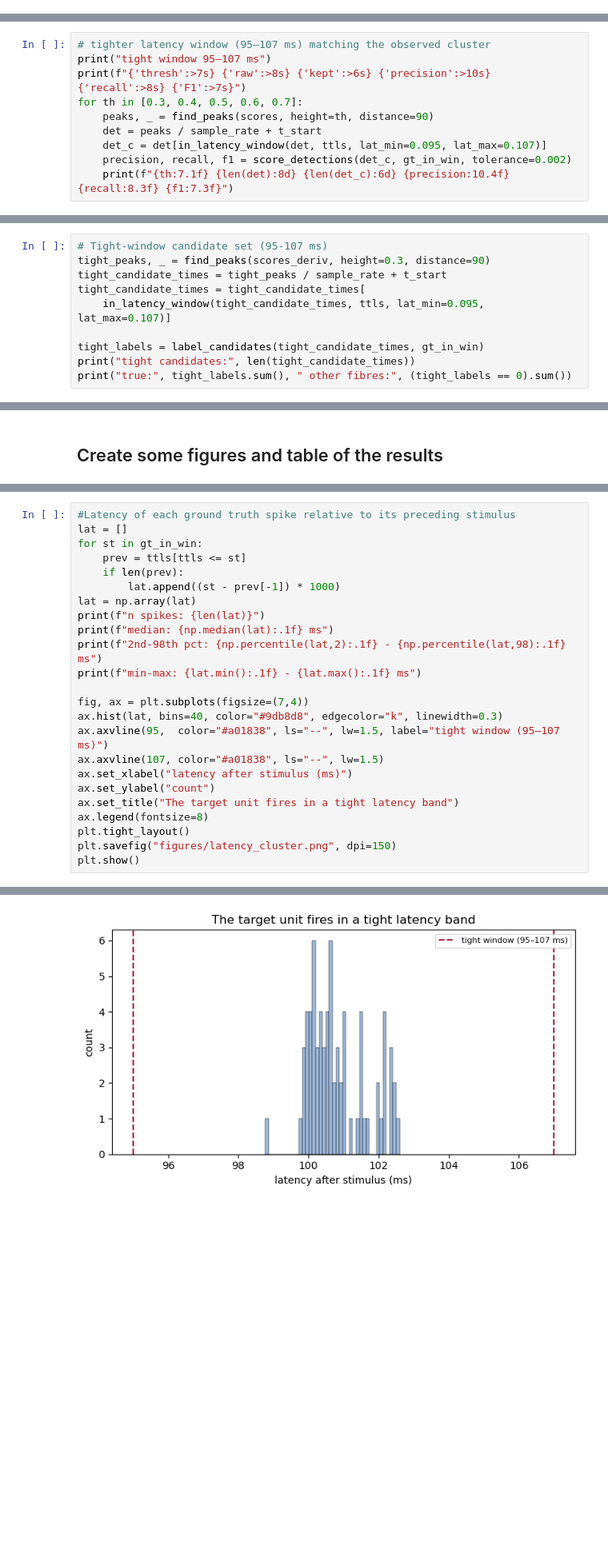
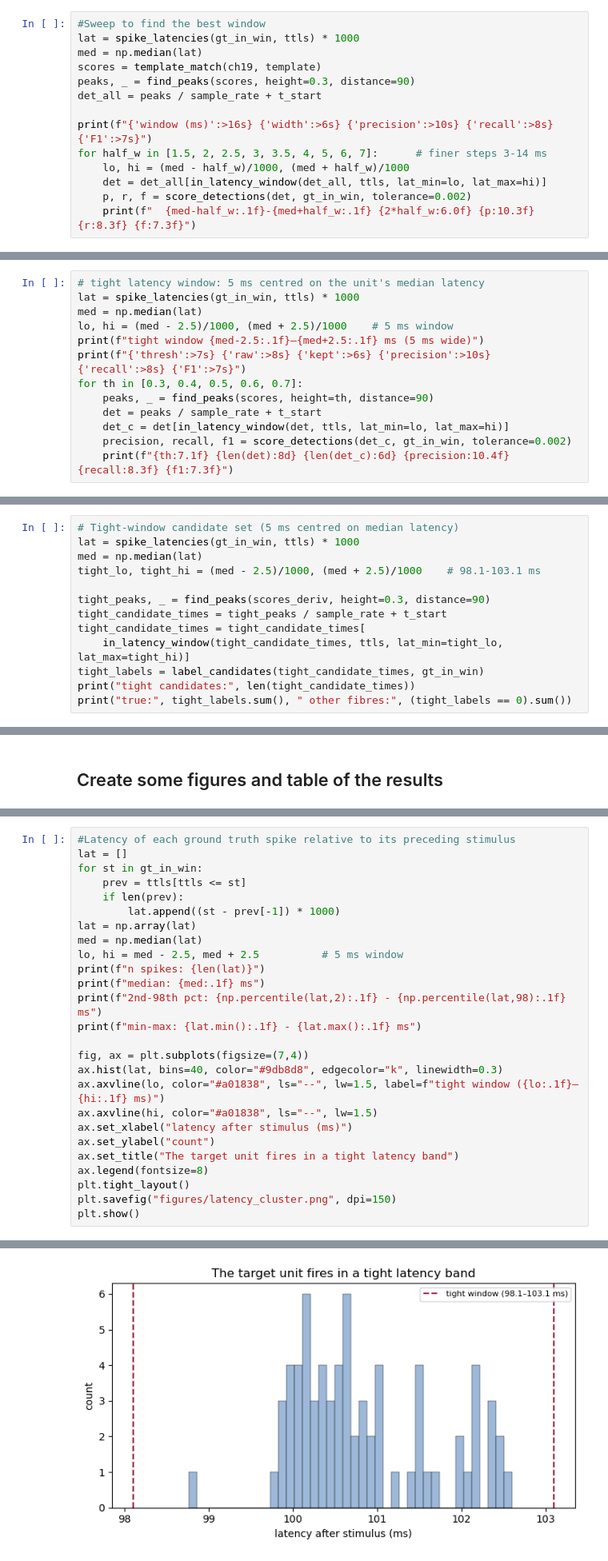
Before and after one commit to Razan-88/Decoding_Chronic_Pain, a Jupyter notebook: notebooks/05_real_data_pipeline.ipynb, the cells around one changed output, grey strips where cells are left out. Shown at 80% size. Cells and saved outputs as stored; diff of their text form; blank space fills up the shorter version.

Commit message:
Changed the tight to 5 ms latency window

```diff
--- a/notebooks/05_real_data_pipeline.ipynb
+++ b/notebooks/05_real_data_pipeline.ipynb
@@ -224,3 +370,17 @@ print("zeroed samples:", (scores == 0).sum())
 # %% [output]
 score range: -0.824 to 0.865
 zeroed samples: 480
+# %%
+#Sweep to find the best window
+lat = spike_latencies(gt_in_win, ttls) * 1000
+med = np.median(lat)
+scores = template_match(ch19, template)
+peaks, _ = find_peaks(scores, height=0.3, distance=90)
+det_all = peaks / sample_rate + t_start
+
+print(f"{'window (ms)':>16s} {'width':>6s} {'precision':>10s} {'recall':>8s} {'F1':>7s}")
+for half_w in [1.5, 2, 2.5, 3, 3.5, 4, 5, 6, 7]:      # finer steps 3-14 ms
+    lo, hi = (med - half_w)/1000, (med + half_w)/1000
+    det = det_all[in_latency_window(det_all, ttls, lat_min=lo, lat_max=hi)]
+    p, r, f = score_detections(det, gt_in_win, tolerance=0.002)
+    print(f"  {med-half_w:.1f}-{med+half_w:.1f} {2*half_w:6.0f} {p:10.3f} {r:8.3f} {f:7.3f}")
@@ -350,13 +507,16 @@ for th in [0.3, 0.4, 0.5, 0.6, 0.7]:
     0.6     8709    172     0.0698    0.169   0.099
     0.7     1664     30     0.1000    0.042   0.059
 # %%
-# tighter latency window (95–107 ms) matching the observed cluster
-print("tight window 95–107 ms")
+# tight latency window: 5 ms centred on the unit's median latency
+lat = spike_latencies(gt_in_win, ttls) * 1000
+med = np.median(lat)
+lo, hi = (med - 2.5)/1000, (med + 2.5)/1000    # 5 ms window
+print(f"tight window {med-2.5:.1f}–{med+2.5:.1f} ms (5 ms wide)")
 print(f"{'thresh':>7s} {'raw':>8s} {'kept':>6s} {'precision':>10s} {'recall':>8s} {'F1':>7s}")
 for th in [0.3, 0.4, 0.5, 0.6, 0.7]:
     peaks, _ = find_peaks(scores, height=th, distance=90)
     det = peaks / sample_rate + t_start
-    det_c = det[in_latency_window(det, ttls, lat_min=0.095, lat_max=0.107)]
+    det_c = det[in_latency_window(det, ttls, lat_min=lo, lat_max=hi)]
     precision, recall, f1 = score_detections(det_c, gt_in_win, tolerance=0.002)
     print(f"{th:7.1f} {len(det):8d} {len(det_c):6d} {precision:10.4f} {recall:8.3f} {f1:7.3f}")
 # %% [output]
@@ -733,12 +801,15 @@ print("true:", wide_labels.sum(), " other fibres:", (wide_labels == 0).sum())
 wide candidates: 1287
 true: 64  other fibres: 1223
 # %%
-# Tight-window candidate set (95-107 ms)
+# Tight-window candidate set (5 ms centred on median latency)
+lat = spike_latencies(gt_in_win, ttls) * 1000
+med = np.median(lat)
+tight_lo, tight_hi = (med - 2.5)/1000, (med + 2.5)/1000    # 98.1-103.1 ms
+
 tight_peaks, _ = find_peaks(scores_deriv, height=0.3, distance=90)
 tight_candidate_times = tight_peaks / sample_rate + t_start
 tight_candidate_times = tight_candidate_times[
-    in_latency_window(tight_candidate_times, ttls, lat_min=0.095, lat_max=0.107)]
-
+    in_latency_window(tight_candidate_times, ttls, lat_min=tight_lo, lat_max=tight_hi)]
 tight_labels = label_candidates(tight_candidate_times, gt_in_win)
 print("tight candidates:", len(tight_candidate_times))
 print("true:", tight_labels.sum(), " other fibres:", (tight_labels == 0).sum())
@@ -1434,32 +1476,34 @@ The two distributions overlap across their entire range, not just at their centr
 # %%
 #Latency of each ground truth spike relative to its preceding stimulus
 lat = []
 for st in gt_in_win:
     prev = ttls[ttls <= st]
     if len(prev):
         lat.append((st - prev[-1]) * 1000)
 lat = np.array(lat)
+med = np.median(lat)
+lo, hi = med - 2.5, med + 2.5          # 5 ms window
 print(f"n spikes: {len(lat)}")
-print(f"median: {np.median(lat):.1f} ms")
+print(f"median: {med:.1f} ms")
 print(f"2nd-98th pct: {np.percentile(lat,2):.1f} - {np.percentile(lat,98):.1f} ms")
 print(f"min-max: {lat.min():.1f} - {lat.max():.1f} ms")
 
 fig, ax = plt.subplots(figsize=(7,4))
 ax.hist(lat, bins=40, color="#9db8d8", edgecolor="k", linewidth=0.3)
-ax.axvline(95,  color="#a01838", ls="--", lw=1.5, label="tight window (95–107 ms)")
-ax.axvline(107, color="#a01838", ls="--", lw=1.5)
+ax.axvline(lo, color="#a01838", ls="--", lw=1.5, label=f"tight window ({lo:.1f}–{hi:.1f} ms)")
+ax.axvline(hi, color="#a01838", ls="--", lw=1.5)
 ax.set_xlabel("latency after stimulus (ms)")
 ax.set_ylabel("count")
 ax.set_title("The target unit fires in a tight latency band")
 ax.legend(fontsize=8)
 plt.tight_layout()
 plt.savefig("figures/latency_cluster.png", dpi=150)
 plt.show()
 # %% [output]
 n spikes: 71
 median: 100.6 ms
 2nd-98th pct: 99.8 - 102.5 ms
 min-max: 98.8 - 102.6 ms
-[figure, old version]
+[figure, new version]
 # %% [markdown]
 ## Figure 4. Latency
```
Also changed, not shown: parts of 46 cells of this notebook.
